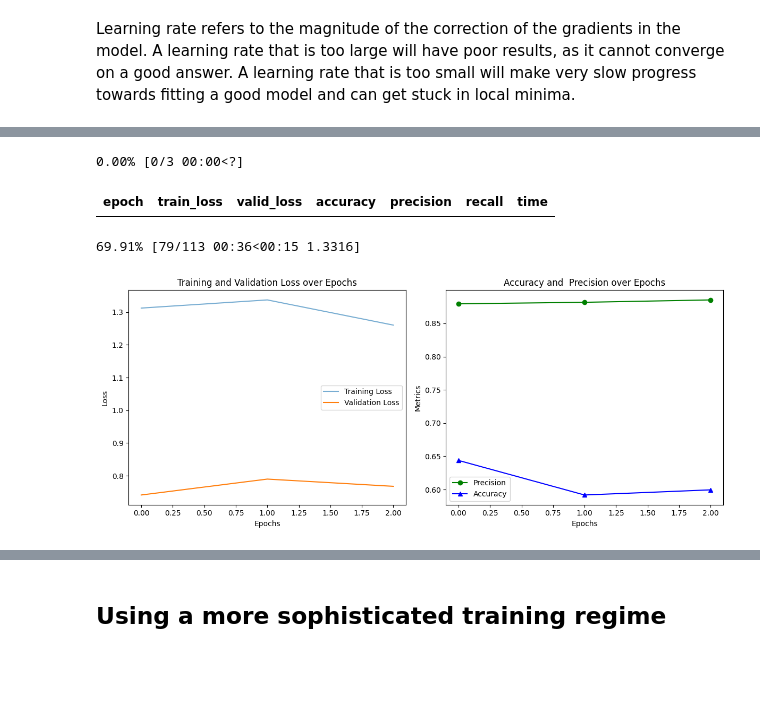
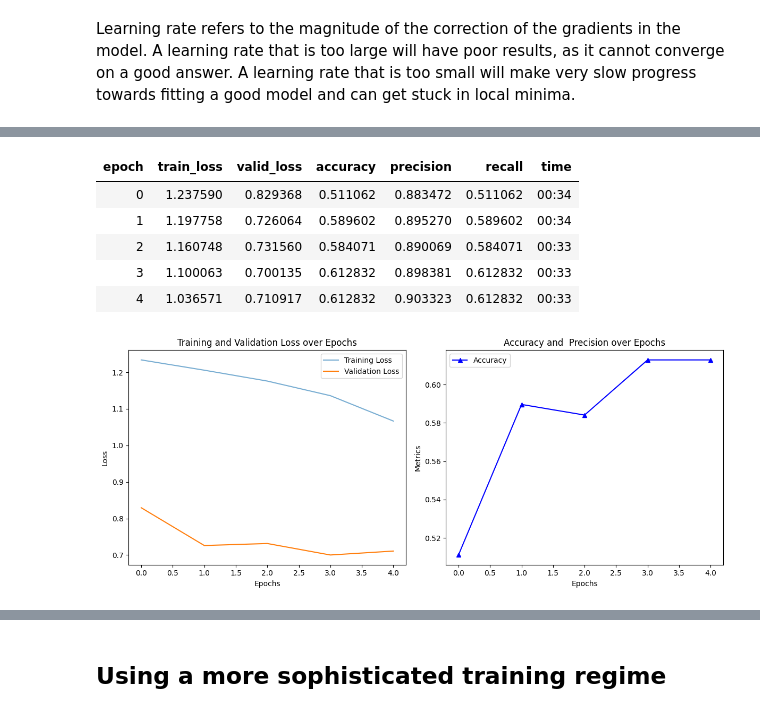
Before and after one commit to carlvh-wimmy/ahri_practicals, a Jupyter notebook: hiv_vision/1_vision_tutorial_clean.ipynb, the cells around one changed output, grey strips where cells are left out. Drawn from its saved outputs; the diff is of its cells as text; code cells hidden in the pictures; blank space fills up the shorter version.

```diff
--- a/hiv_vision/1_vision_tutorial_clean.ipynb
+++ b/hiv_vision/1_vision_tutorial_clean.ipynb
@@ -316,13 +321,16 @@ plot_metrics(learn)
 # %%
 # A learning rate of 0.00001 is probably too small and will also result in a poor model
 learn = vision_learner(dls, chosen_model, metrics=[accuracy, precision, recall])
-learn.fit(3, lr=0.00001)
+learn.fit(5, lr=0.00001)
 plot_metrics(learn)
 # %% [output]
-0.00% [0/3 00:00<?]
 | epoch | train_loss | valid_loss | accuracy | precision | recall | time |
+| 0 | 1.237590 | 0.829368 | 0.511062 | 0.883472 | 0.511062 | 00:34 |
+| 1 | 1.197758 | 0.726064 | 0.589602 | 0.895270 | 0.589602 | 00:34 |
+| 2 | 1.160748 | 0.731560 | 0.584071 | 0.890069 | 0.584071 | 00:33 |
+| 3 | 1.100063 | 0.700135 | 0.612832 | 0.898381 | 0.612832 | 00:33 |
+| 4 | 1.036571 | 0.710917 | 0.612832 | 0.903323 | 0.612832 | 00:33 |
-69.91% [79/113 00:36<00:15 1.3316]
-[figure, old version]
+[figure, new version]
 # %%
 # With the FastAI API we can use the learning rate finder lr_find() to find a learning rate that is appropriate
 learn = vision_learner(dls, chosen_model, metrics=[accuracy, precision, recall])
```
Also changed, not shown: parts of 19 cells of this notebook.
